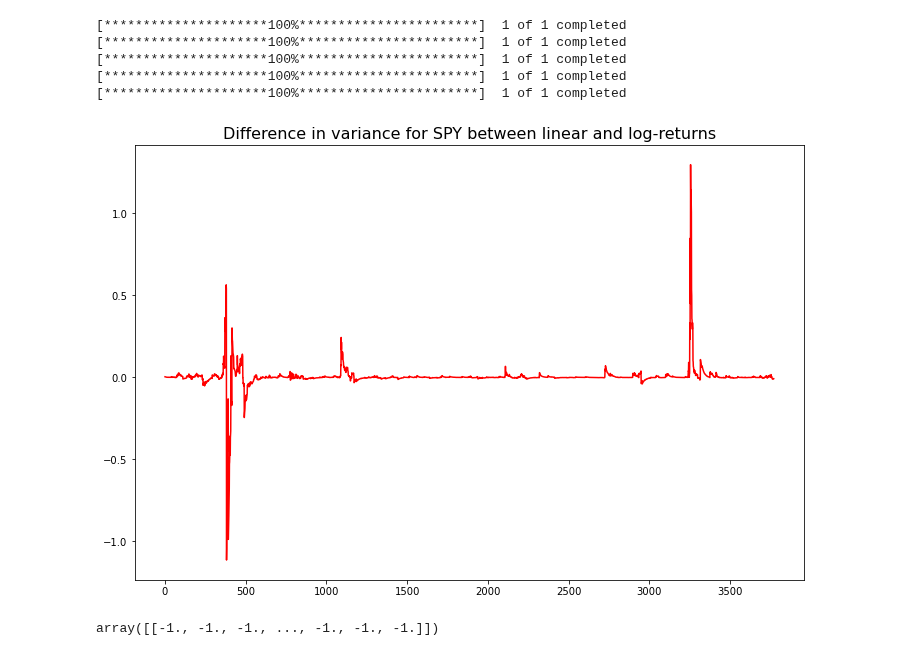
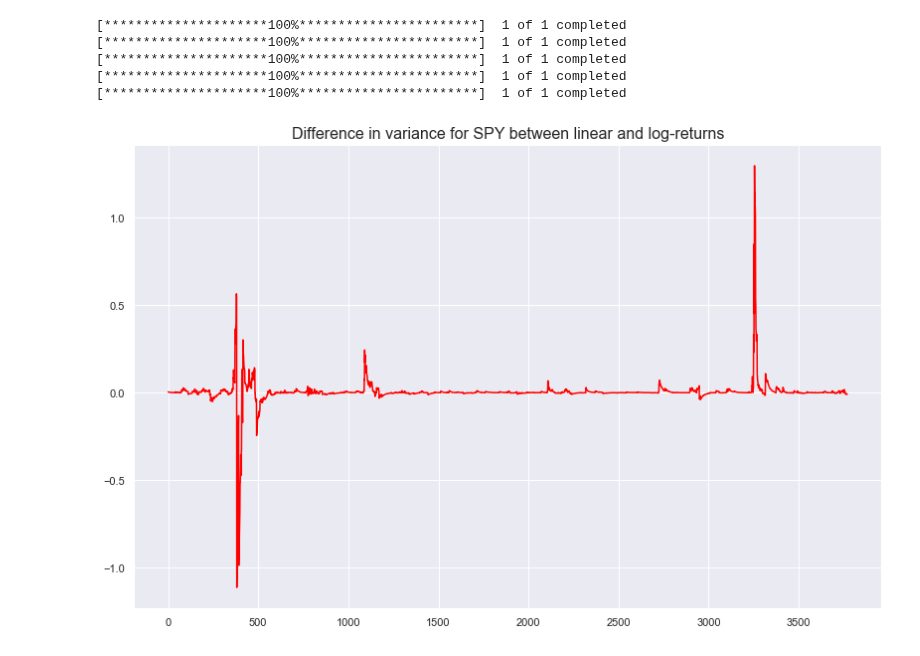
Before and after one commit to EdgyPanda/Python-Projects, a Jupyter notebook: RiskParity-Portfolio/RiskParity.ipynb, the cells around one changed output. Cells and saved outputs as stored; diff of their text form; code cells hidden in the pictures.

```diff
--- a/RiskParity-Portfolio/RiskParity.ipynb
+++ b/RiskParity-Portfolio/RiskParity.ipynb
@@ -108,15 +109,16 @@ DF_LOGReturns = pd.DataFrame(np.diff(np.log(DF), axis =  0))  * 100 #Percentage
 EWMALogreturns = EWMA(DF_LOGReturns)
 EWMALinearreturns = EWMA(DF_Returns)
 # %%
+sns.set()
 plt.figure(figsize=(12,8))
 plt.plot(EWMALogreturns[0,0,:] - EWMALinearreturns[0,0,:], color = 'red')
 plt.title('Difference in variance for SPY between linear and log-returns', size = 16)
 plt.show()
 
 #Makes sense since linear ret \approx 1 + log(logret). Only under 2008 and covid crisis, we observe a small difference.
 #From now on we use log-returns for temporal modelling and linear returns for portfolio management.
 # %% [output]
-[figure, old version]
+[figure, new version]
 # %%
 # Redefine returns under a train test split.
 # There is no reason for a train test split on the EWMA model, since we have no parameter to estimate under the train set.
@@ -149,5 +150,19 @@ for i in range(EWMATrain.shape[2]):
 # %%
 # first and foremost disregard leverage cost and then model everything else.
 # be aware that leveraged asset should have no volatility as it should be risk-free. --> long-term treasuries or bank account.
+
+# Transaction cost can simplitically be calculated by some percentage of daily turnover.
+
+def Turnover(w) -> np.array:
+    """Calculates the daily turnover as provided in De Miguels popular paper, 'Optimal Versus Naive Diversification:
+       How Inefficient is the 1/N Portfolio Strategy?'. Be aware that his presentation is a rolling turnover.
+
+    Args:
+        w (np.array): weights including the leverage constraints
+
+    Returns:
+        np.array: the turnover of the portfolio.
+    """
+    res = np.squeeze(np.abs(np.sum(w, axis = 1)))
+
+    return(res)
-# %% [output]
-array([[-1., -1., -1., ..., -1., -1., -1.]])
```
Also changed, not shown: parts of 4 cells of this notebook.
